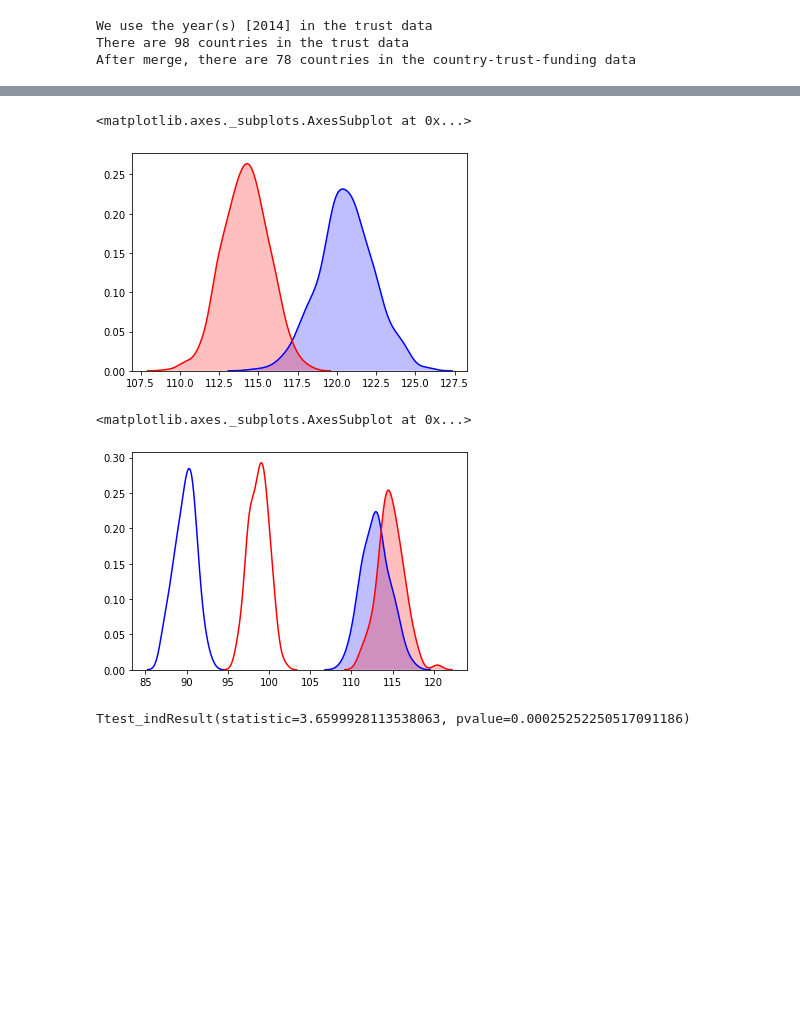
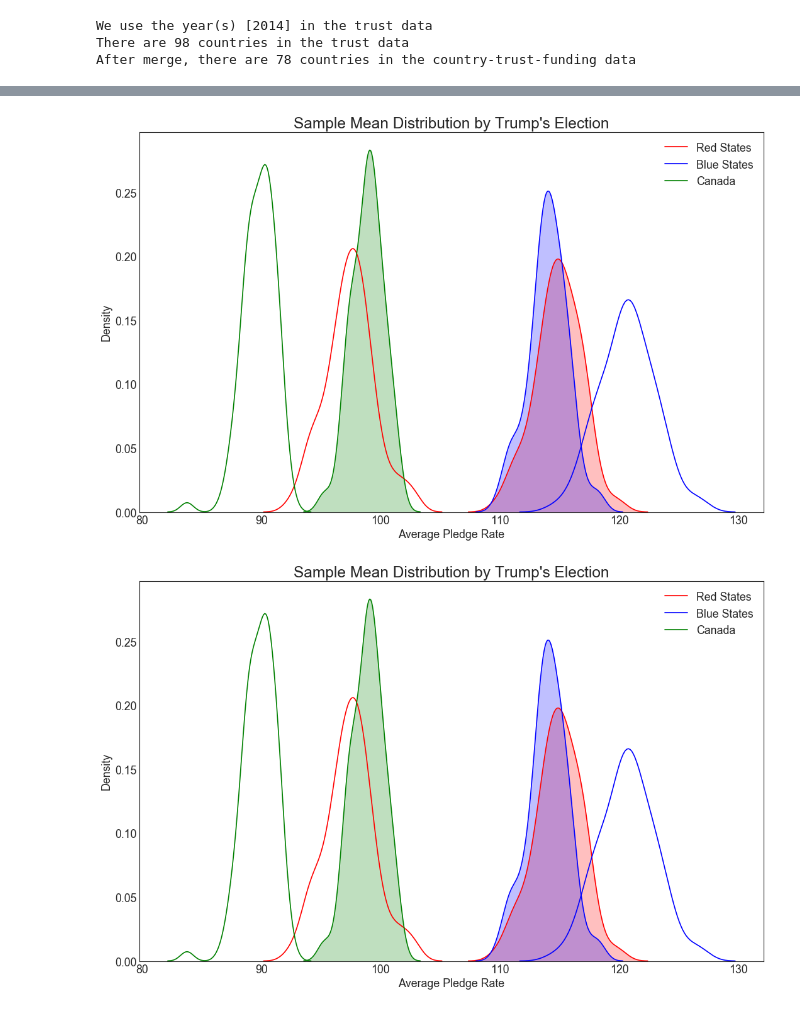
Before and after one commit to powergascan/mod3-hypothesis-testing, a Jupyter notebook: hypothesis_testing.ipynb, the cells around one changed output, grey strips where cells are left out. Drawn from its saved outputs; the diff is of its cells as text; code cells hidden in the pictures; blank space fills up the shorter version.

```diff
--- a/hypothesis_testing.ipynb
+++ b/hypothesis_testing.ipynb
@@ -103,3 +135,5 @@ sns.boxplot(x='Trump_Election', y='Pledge_Percentage', data=kickstarter_ca, show
 # %%
-Blue_Before_Trump=kickstarter_us[(kickstarter_us['Ideology_Bin']=="Bluer") & (kickstarter_us['Trump_Election']==0)]
-Blue_After_Trump=kickstarter_us[(kickstarter_us['Ideology_Bin']=="Bluer") & (kickstarter_us['Trump_Election']==1)]
+Blue_Before_Trump=kickstarter_us[(kickstarter_us['Ideology_Bin']=="US Blue") & (kickstarter_us['Trump_Election']==0)]
+Blue_After_Trump=kickstarter_us[(kickstarter_us['Ideology_Bin']=="US Blue") & (kickstarter_us['Trump_Election']==1)]
+Red_Before_Trump=kickstarter_us[(kickstarter_us['Ideology_Bin']=="US Red") & (kickstarter_us['Trump_Election']==0)]
+Red_After_Trump=kickstarter_us[(kickstarter_us['Ideology_Bin']=="US Red") & (kickstarter_us['Trump_Election']==1)]
@@ -109,6 +139,0 @@ Blue_After_Trump_Means=create_sample_dists(Blue_After_Trump, 'Pledge_Percentage'
-# %%
-sns.kdeplot(data=Blue_Before_Trump_Means, shade=True, color="blue",gridsize=1000)
-sns.kdeplot(data=Blue_After_Trump_Means, shade=True, color="red",gridsize=1000)
-# %% [output]
-<matplotlib.axes._subplots.AxesSubplot at 0x...>
-[figure, removed]
@@ -117,17 +140,17 @@ sns.kdeplot(data=Blue_After_Trump_Means, shade=True, color="red",gridsize=1000)
 # %%
-US_Before_Trump_Means=create_sample_dists(kickstarter_us[(kickstarter_us['Trump_Election']==0)], 'Pledge_Percentage', 10000, 100)
-US_After_Trump_Means=create_sample_dists(kickstarter_us[(kickstarter_us['Trump_Election']==1)], 'Pledge_Percentage', 10000, 100)
+Red_Before_Trump_Means=create_sample_dists(Red_Before_Trump, 'Pledge_Percentage', 5000, 100)
+Red_After_Trump_Means=create_sample_dists(Red_After_Trump, 'Pledge_Percentage', 5000, 100)
+Blue_Before_Trump_Means=create_sample_dists(Blue_Before_Trump, 'Pledge_Percentage', 7000, 100)
+Blue_After_Trump_Means=create_sample_dists(Blue_After_Trump, 'Pledge_Percentage', 7000, 100)
 CA_Before_Trump_Means=create_sample_dists(kickstarter_ca[(kickstarter_ca['Trump_Election']==0)], 'Pledge_Percentage', 3000, 100)
 CA_After_Trump_Means=create_sample_dists(kickstarter_ca[(kickstarter_ca['Trump_Election']==1)], 'Pledge_Percentage', 2200, 100)
-# %%
-sns.kdeplot(data=US_Before_Trump_Means, shade=True, color="blue",gridsize=100)
-sns.kdeplot(data=US_After_Trump_Means, shade=True, color="red",gridsize=100)
-sns.kdeplot(data=CA_Before_Trump_Means, shade=False, color="blue",gridsize=100)
-sns.kdeplot(data=CA_After_Trump_Means, shade=False, color="red",gridsize=100)
-# %% [output]
-<matplotlib.axes._subplots.AxesSubplot at 0x...>
-[figure, removed]
-# %%
-stats.ttest_ind(Blue_Before_Trump['Pledge_Percentage'],Blue_After_Trump['Pledge_Percentage'],equal_var=False)
-# %% [output]
-Ttest_indResult(statistic=3.6599928113538063, pvalue=0.00025252250517091186)
+# %%
+Datas=[Red_Before_Trump_Means,Red_After_Trump_Means, Blue_Before_Trump_Means, Blue_After_Trump_Means, CA_Before_Trump_Means, CA_After_Trump_Means]
+shades=[False, True, False, True, False, True]
+colors=['red','red','blue','blue','green','green']
+labels= ['Red States', None,'Blue States', None,'Canada', None,]
+visualization_KDN(Datas, labels, shades, colors, "Average Pledge Rate",\
+                  "Density", "Sample Mean Distribution by Trump's Election", "Trump_Density")
+# %% [output]
+[figure, added]
+[figure, added]
```
Also changed, not shown: parts of 30 cells of this notebook, 12 other files.
